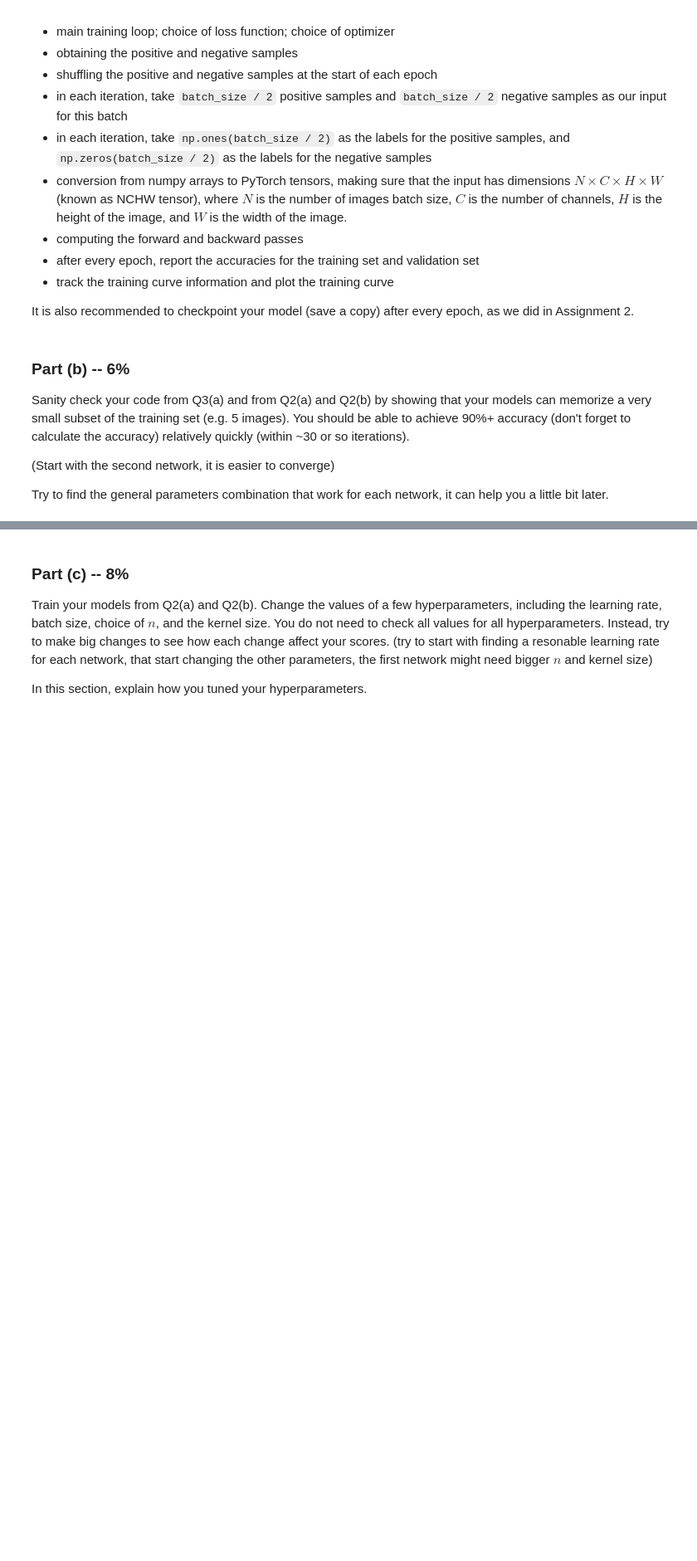
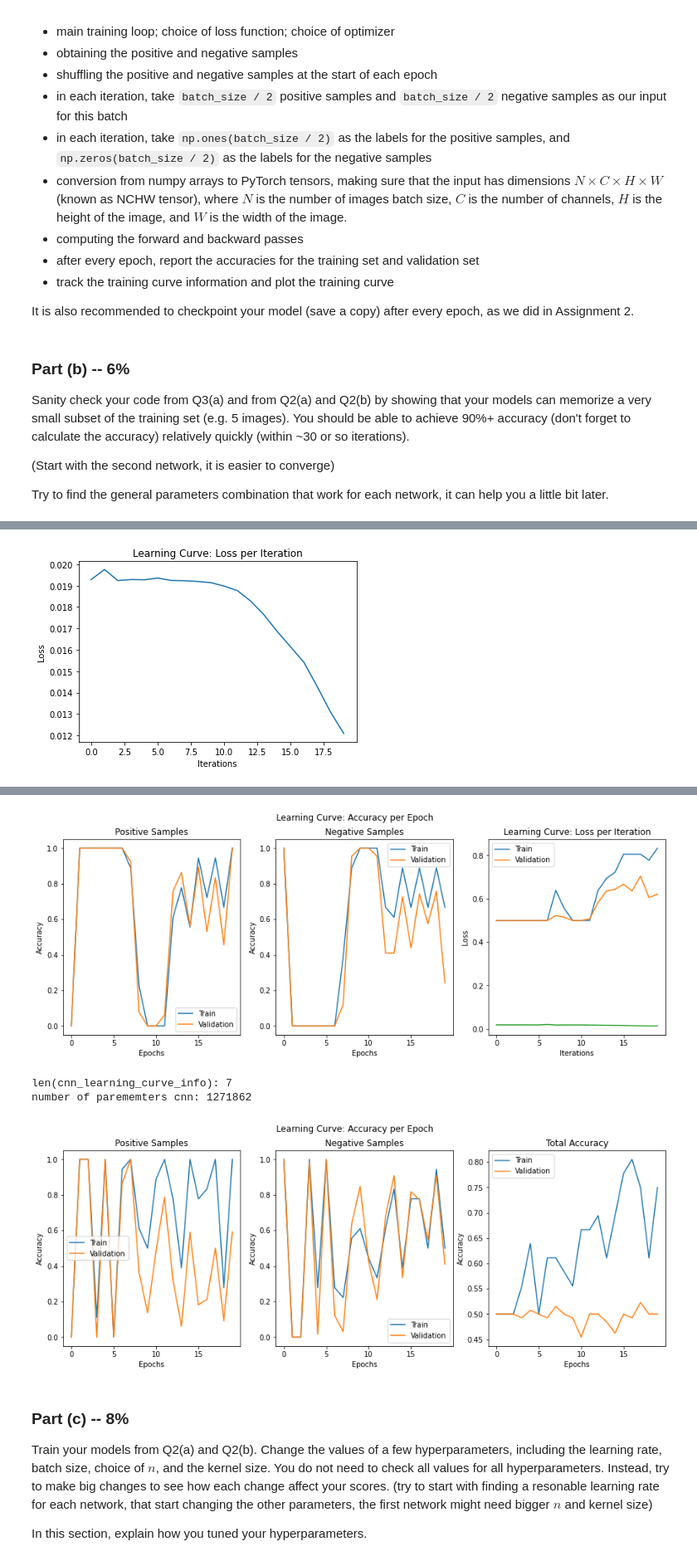
Before and after one commit to alexfok/IntroDeepLearning2022, a Jupyter notebook: Assignment3_work.ipynb, the cells around one changed output, grey strips where cells are left out. Shown at 83% size. Drawn from its saved outputs; the diff is of its cells as text; code cells hidden in the pictures; blank space fills up the shorter version.

```diff
--- a/Assignment3_work.ipynb
+++ b/Assignment3_work.ipynb
@@ -616,7 +542,11 @@ def get_accuracy(model, data, batch_size=50):
 
     pos_correct = 0
     for i in range(0, len(data_pos), batch_size):
-        xs = torch.Tensor(data_pos[i:i+batch_size]).transpose(1, 3)
+        xs = torch.Tensor(data_pos[i:i+batch_size])
+        # reshape (our modification)
+        N, H, W, C = xs.shape
+        xs = xs.view(N,C,H,W)
+
         zs = model(xs)
         pred = zs.max(1, keepdim=True)[1] # get the index of the max logit
         pred = pred.detach().numpy()
@@ -624,7 +554,11 @@ def get_accuracy(model, data, batch_size=50):
 
     neg_correct = 0
     for i in range(0, len(data_neg), batch_size):
-        xs = torch.Tensor(data_neg[i:i+batch_size]).transpose(1, 3)
+        xs = torch.Tensor(data_neg[i:i+batch_size])
+        # reshape (our modification)
+        N, H, W, C = xs.shape
+        xs = xs.view(N,C,H,W)
+
         zs = model(xs)
         pred = zs.max(1, keepdim=True)[1] # get the index of the max logit
         pred = pred.detach().numpy()
@@ -862,0 +749,35 @@ Iter 30. [pos_correct_p 100%] [neg_correct_p 0%, Loss 0.000018] Average loss: 0.
+# %%
+toy_data_size = 6
+
+toy_train_data = train_set[:toy_data_size]
+toy_valid_data = valid_set[:toy_data_size]
+
+print("=== CNNChannel ===")
+cnnc = CNNChannel()
+cnnc_learning_curve_info = train_model(model=cnnc,
+                                  train_data=toy_train_data,
+                                  validation_data=toy_valid_data,
+                                  batch_size=6*toy_data_size,
+                                  num_epochs=20,
+                                  learning_rate=2e-3,
+                                  weight_decay=0,
+                                  checkpoint_path=None)
+plot_learning_curve(*cnnc_learning_curve_info)
+print(f'len(cnnc_learning_curve_info): {len(cnnc_learning_curve_info)}')
+print(f'number of parememters cnnc: {get_n_params(cnnc)}')
+
+print("=== CNN ===")
+cnn = CNN()
+cnn_learning_curve_info = train_model(model=cnn,
+                                  train_data=toy_train_data,
+                                  validation_data=toy_valid_data,
+                                  batch_size=6*toy_data_size,
+                                  num_epochs=20,
+                                  learning_rate=2e-3,
+                                  weight_decay=0,
+                                  checkpoint_path=None)
+
+plot_learning_curve(*cnn_learning_curve_info)
+print(f'len(cnn_learning_curve_info): {len(cnn_learning_curve_info)}')
+print(f'number of parememters cnn: {get_n_params(cnn)}')
+# %% [output]
@@ -862,0 +801 @@ Iter 30. [pos_correct_p 100%] [neg_correct_p 0%, Loss 0.000018] Average loss: 0.
+[figure, added]
@@ -863,3 +819,7 @@ Iter 30. [pos_correct_p 100%] [neg_correct_p 0%, Loss 0.000018] Average loss: 0.
+[figure, added]
+len(cnn_learning_curve_info): 7
+number of parememters cnn: 1271862
+[figure, added]
 # %% [markdown]
 ### Part (c) -- 8%
 
```
Also changed, not shown: parts of 37 cells of this notebook.
